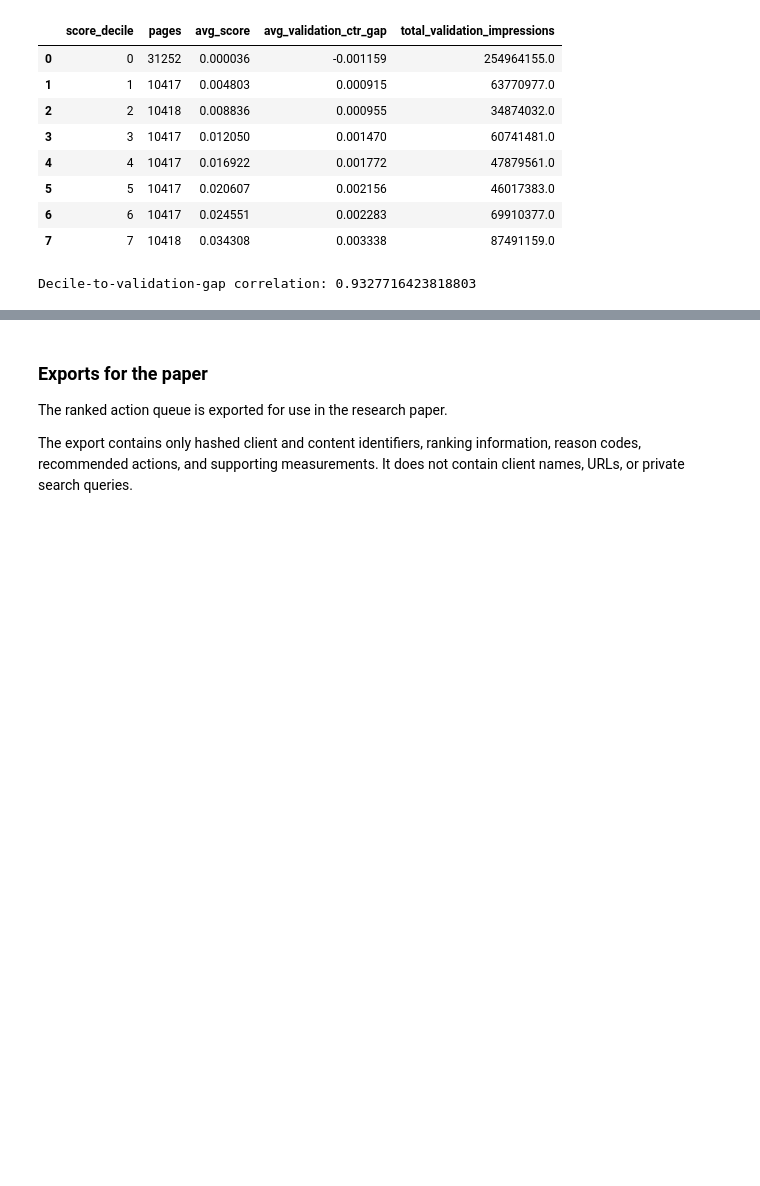
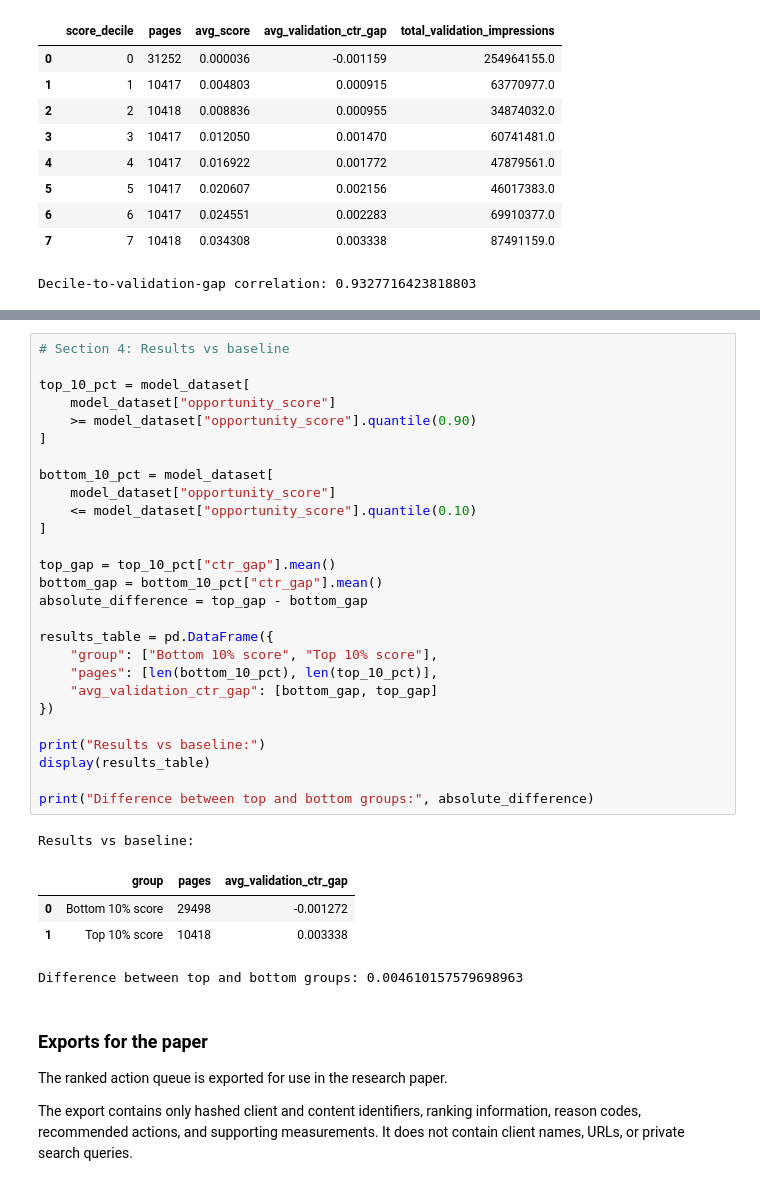
Before and after one commit to abiodunadesesan/FlyRank-ml-Internship-, a Jupyter notebook: work/notebooks/capstone.ipynb, the cells around one changed output, grey strips where cells are left out. Saved outputs shown, nothing was run; the diff lists cells and outputs as text; blank space fills up the shorter version.

```diff
--- a/work/notebooks/capstone.ipynb
+++ b/work/notebooks/capstone.ipynb
@@ -1476,3 +1490,36 @@ Decile-to-validation-gap correlation: 0.9327716423818803
+# %%
+# Section 4: Results vs baseline
+
+top_10_pct = model_dataset[
+    model_dataset["opportunity_score"]
+    >= model_dataset["opportunity_score"].quantile(0.90)
+]
+
+bottom_10_pct = model_dataset[
+    model_dataset["opportunity_score"]
+    <= model_dataset["opportunity_score"].quantile(0.10)
+]
+
+top_gap = top_10_pct["ctr_gap"].mean()
+bottom_gap = bottom_10_pct["ctr_gap"].mean()
+absolute_difference = top_gap - bottom_gap
+
+results_table = pd.DataFrame({
+    "group": ["Bottom 10% score", "Top 10% score"],
+    "pages": [len(bottom_10_pct), len(top_10_pct)],
+    "avg_validation_ctr_gap": [bottom_gap, top_gap]
+})
+
+print("Results vs baseline:")
+display(results_table)
+
+print("Difference between top and bottom groups:", absolute_difference)
+# %% [output]
+Results vs baseline:
+|  | group | pages | avg_validation_ctr_gap |
+| 0 | Bottom 10% score | 29498 | -0.001272 |
+| 1 | Top 10% score | 10418 | 0.003338 |
+Difference between top and bottom groups: 0.004610157579698963
 # %% [markdown]
 ### Exports for the paper
 
```
Also changed, not shown: parts of 17 cells of this notebook.
